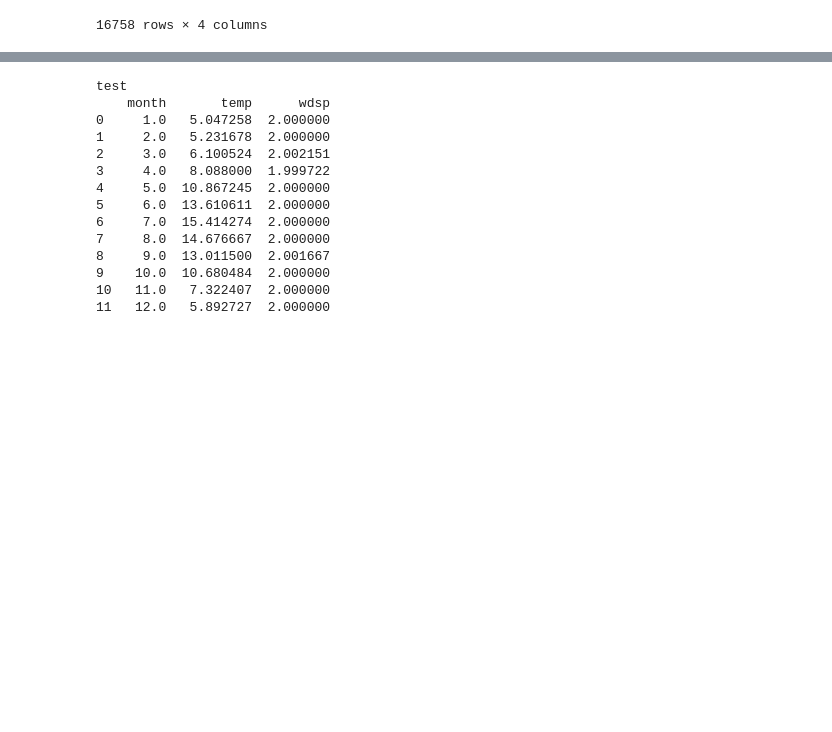
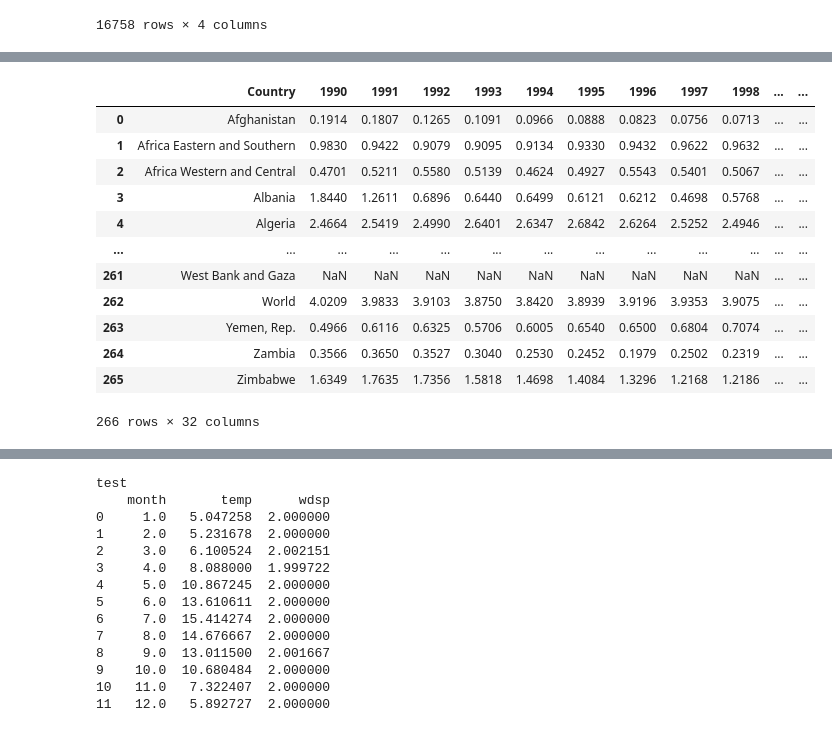
Before and after one commit to BrianRiera/CA_Database-Analytics, a Jupyter notebook: co2_emissions.ipynb, the cells around one changed output, grey strips where cells are left out. Cells and saved outputs as stored; diff of their text form; code cells hidden in the pictures; blank space fills up the shorter version.

Commit message:
Cleaned and transposed dataframe

```diff
--- a/co2_emissions.ipynb
+++ b/co2_emissions.ipynb
@@ -95,0 +101,8 @@ print(co2_df['Country'].nunique())
+# %%
+co2_df['Year'] = co2_df['Year'].astype(int)
+co2_df = co2_df[(co2_df['Year'] >= 1990) & (co2_df['Year'] <= 2020)]
+# %%
+co2_df= co2_df.pivot(index='Country', columns='Year', values='C02_Emissions_MTPC')
+co2_df= co2_df.reset_index()
+co2_df.columns.name = None
+co2_df
@@ -95,0 +123,17 @@ print(co2_df['Country'].nunique())
+# %%
+co2_df[list(range(1990, 2021))] = co2_df[list(range(1990, 2021))].applymap(lambda x: round(pd.to_numeric(x), 4) if not pd.isna(x) else None)
+co2_df
+# %% [output]
+|  | Country | 1990 | 1991 | 1992 | 1993 | 1994 | 1995 | 1996 | 1997 | 1998 | ... | ... |
+| 0 | Afghanistan | 0.1914 | 0.1807 | 0.1265 | 0.1091 | 0.0966 | 0.0888 | 0.0823 | 0.0756 | 0.0713 | ... | ... |
+| 1 | Africa Eastern and Southern | 0.9830 | 0.9422 | 0.9079 | 0.9095 | 0.9134 | 0.9330 | 0.9432 | 0.9622 | 0.9632 | ... | ... |
+| 2 | Africa Western and Central | 0.4701 | 0.5211 | 0.5580 | 0.5139 | 0.4624 | 0.4927 | 0.5543 | 0.5401 | 0.5067 | ... | ... |
+| 3 | Albania | 1.8440 | 1.2611 | 0.6896 | 0.6440 | 0.6499 | 0.6121 | 0.6212 | 0.4698 | 0.5768 | ... | ... |
+| 4 | Algeria | 2.4664 | 2.5419 | 2.4990 | 2.6401 | 2.6347 | 2.6842 | 2.6264 | 2.5252 | 2.4946 | ... | ... |
+| ... | ... | ... | ... | ... | ... | ... | ... | ... | ... | ... | ... | ... |
+| 261 | West Bank and Gaza | NaN | NaN | NaN | NaN | NaN | NaN | NaN | NaN | NaN | ... | ... |
+| 262 | World | 4.0209 | 3.9833 | 3.9103 | 3.8750 | 3.8420 | 3.8939 | 3.9196 | 3.9353 | 3.9075 | ... | ... |
+| 263 | Yemen, Rep. | 0.4966 | 0.6116 | 0.6325 | 0.5706 | 0.6005 | 0.6540 | 0.6500 | 0.6804 | 0.7074 | ... | ... |
+| 264 | Zambia | 0.3566 | 0.3650 | 0.3527 | 0.3040 | 0.2530 | 0.2452 | 0.1979 | 0.2502 | 0.2319 | ... | ... |
+| 265 | Zimbabwe | 1.6349 | 1.7635 | 1.7356 | 1.5818 | 1.4698 | 1.4084 | 1.3296 | 1.2168 | 1.2186 | ... | ... |
+266 rows × 32 columns
```
Also changed, not shown: parts of 10 cells of this notebook.
